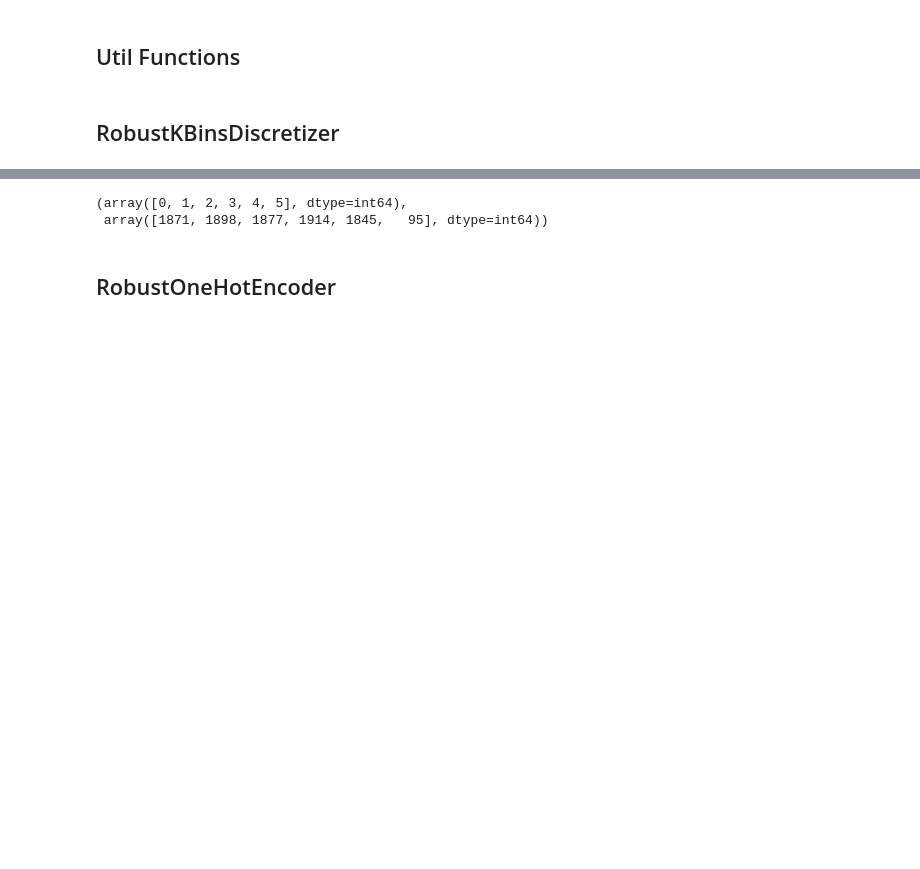
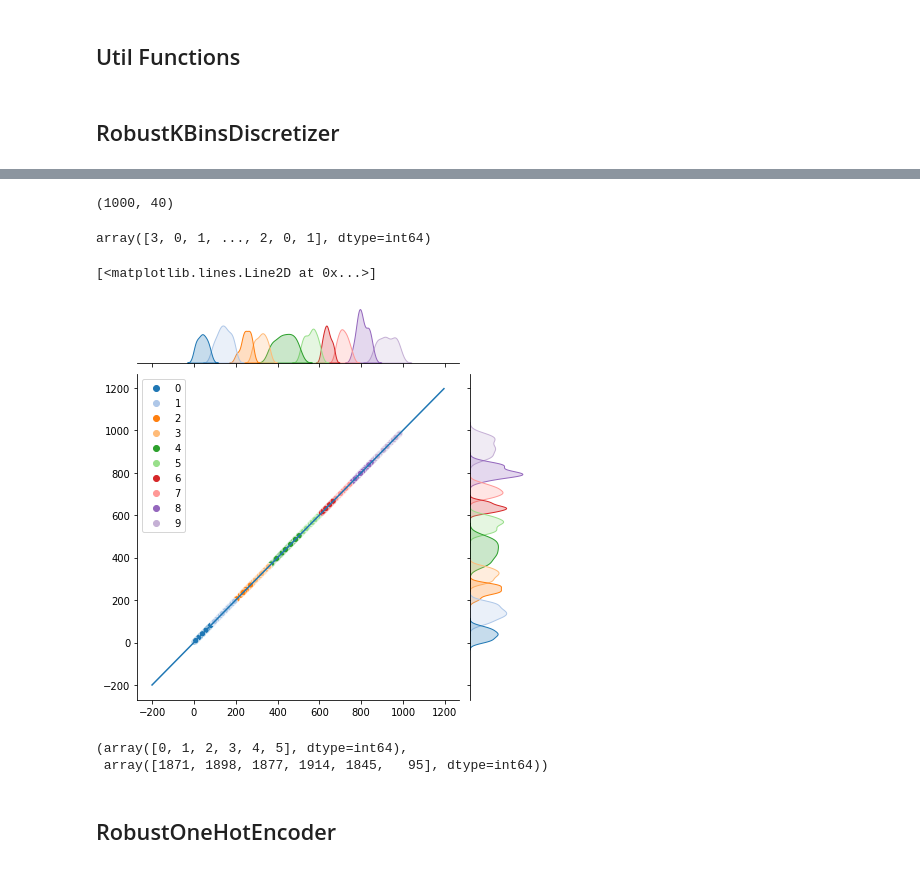
Before and after one commit to AlanGanem/replan, a Jupyter notebook: notebooks_dev/replan.ipynb, the cells around one changed output, grey strips where cells are left out. Cells and saved outputs as stored; diff of their text form; code cells hidden in the pictures; blank space fills up the shorter version.

Commit message:
fuzzy inverse_transform working

```diff
--- a/notebooks_dev/replan.ipynb
+++ b/notebooks_dev/replan.ipynb
@@ -405,19 +494,19 @@ class RobustKBinsDiscretizer(KBinsDiscretizer):
 
         return Xinv
 # %%
-X = np.random.randint(0,100,(10000,2)).astype(float)
+X = np.random.randint(0,1000,(300,4)).astype(float)
 X = pd.DataFrame(X)
-X.iloc[np.random.choice(np.arange(X.shape[0]), size = 500, replace = False)] = np.nan
+X.iloc[np.random.choice(np.arange(X.shape[0]), size = 50, replace = False)] = np.nan
 #X[:,1] = np.random.randn(1000,)
 
-X_test = np.random.randint(0,100,(1000,2)).astype(float)
+X_test = np.random.randint(-200,1200,(1000,4)).astype(float)
+X_test = np.where(np.random.randint(0,2,(1000,4)).astype(bool), np.nan, X_test)
 X_test = pd.DataFrame(X_test)
-X_test.iloc[np.random.choice(np.arange(X_test.shape[0]), size = 220, replace = False)] = np.nan
 # %%
 rob = RobustKBinsDiscretizer(
-    5,
+    10,
     strategy = 'quantile',
-    encode = 'onehot',
+    encode = 'fuzzy',
     handle_nan = 'ignore',
 )
-disc = rob.fit(X).transform(X)
+disc = rob.fit(X).transform(X_test)
@@ -531,3 +641,67 @@ array([7, 7, 7, 8, 7, 8, 8, 7, 8, 8, 7, 7, 7, 7, 7, 8, 8, 7, 7, 8, 7, 7,
+# %%
+#invert
+
+Xinv = rob.fit(X).transform(X_test)
+
+
+nonzero_row_col = Xinv.nonzero()
+
+#get cols with fuzzy score between zero and 1 (open)
+fuzzy_row_col = (Xinv > 0).multiply((Xinv < 1)).nonzero()
+fuzzy_left_row_col = fuzzy_row_col[0][::2], fuzzy_row_col[1][::2]
+#fuzzy_right_row_col = fuzzy_row_col[0][1::2], fuzzy_row_col[1][1::2]
+left_values = Xinv[fuzzy_left_row_col].A.flatten()
+delta_left_col = np.zeros(left_values.shape)
+delta_left_col[left_values < 0.5] = 1
+
+delta_left_col_zeros = np.abs(delta_left_col - 1)
+
+ones_row_cols = fuzzy_left_row_col[0], (fuzzy_left_row_col[1] + delta_left_col).astype(int)
+zeros_row_cols = fuzzy_left_row_col[0], (fuzzy_left_row_col[1] + delta_left_col_zeros).astype(int)
+
+fuzzy_score = Xinv[zeros_row_cols].A.flatten()
+fuzzy_score_signal = np.where(delta_left_col == 0, 1, -1)
+fuzzy_score = fuzzy_score*fuzzy_score_signal
+
+
+ones_dim_cols = np.digitize(ones_row_cols[1],rob.col_index_correction_) -1
+ones_dim_cols
+# %% [output]
+(1000, 40)
+array([3, 0, 1, ..., 2, 0, 1], dtype=int64)
+# %%
+Xord = rob._transform_ordinal(X_test)
+Xord = np.where(Xord == None, -1, Xord)
+correction = rob.col_index_correction_
+i = 0
+
+dim_msk = ones_dim_cols == i
+rows_idxs = ones_row_cols[0][dim_msk]
+cols_idxs = ones_row_cols[1][dim_msk]
+column_ordinal = Xord[:,i].astype(int)[rows_idxs]
+bin_edges_i = rob.bin_edges_[i]
+#bin_sizes
+Xinv = fuzzy_score[dim_msk]*rob.bin_lens_[i][column_ordinal]+rob.bin_centers_[i][column_ordinal]# - X_test.values[rows_idxs,i]
+#belonging to the bin:
+#calculate fuzzy score for rows
+# %%
+import seaborn as sns
+p2 = rob.bin_centers_[i][column_ordinal]
+p3 = X_test.values[rows_idxs,i]
+#jnt = sns.jointplot(p1,p2)
+#jnt.ax_joint.plot([-400,300],[-400,300])
+
+jnt = sns.jointplot(p3, Xinv, hue = column_ordinal, palette = 'tab20')
+jnt.ax_joint.plot([X_test.iloc[:,i].dropna().min(),X_test.iloc[:,i].dropna().max()],[X_test.iloc[:,i].dropna().min(),X_test.iloc[:,i].dropna().max()],)
+
+#jnt = sns.jointplot(p3,p2)
+#jnt.ax_joint.plot([-400,300],[-400,300])
+
+#old_inv
+#sns.distplot(old_inv[rows_idxs] - X_test.values[rows_idxs,i])
+# %% [output]
+[<matplotlib.lines.Line2D at 0x...>]
+[figure, added]
 # %%
 np.unique(np.digitize(X.iloc[:,0].dropna(), rob.bin_edges_[0][1:]), return_counts = True)
 # %% [output]
```
Also changed, not shown: parts of 8 cells of this notebook.
